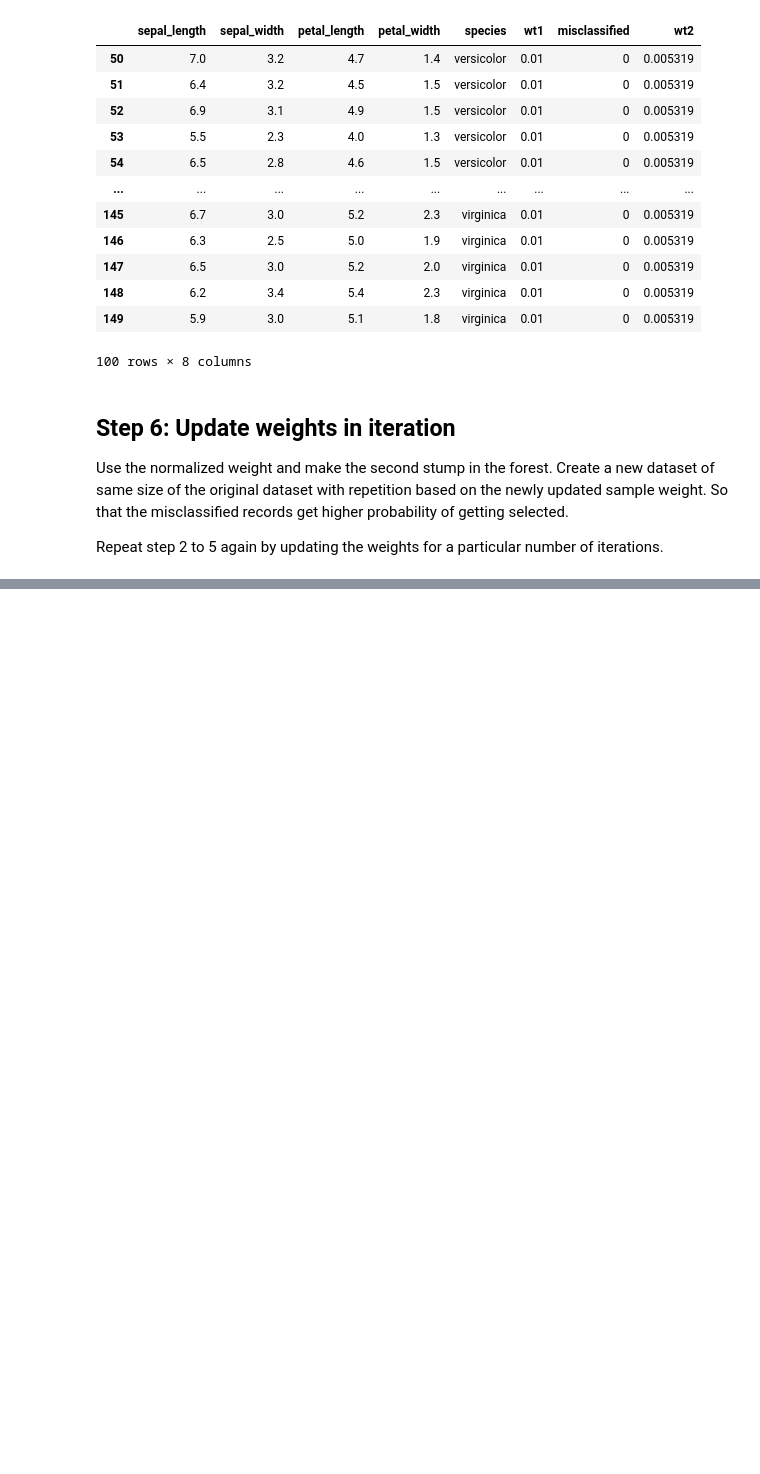
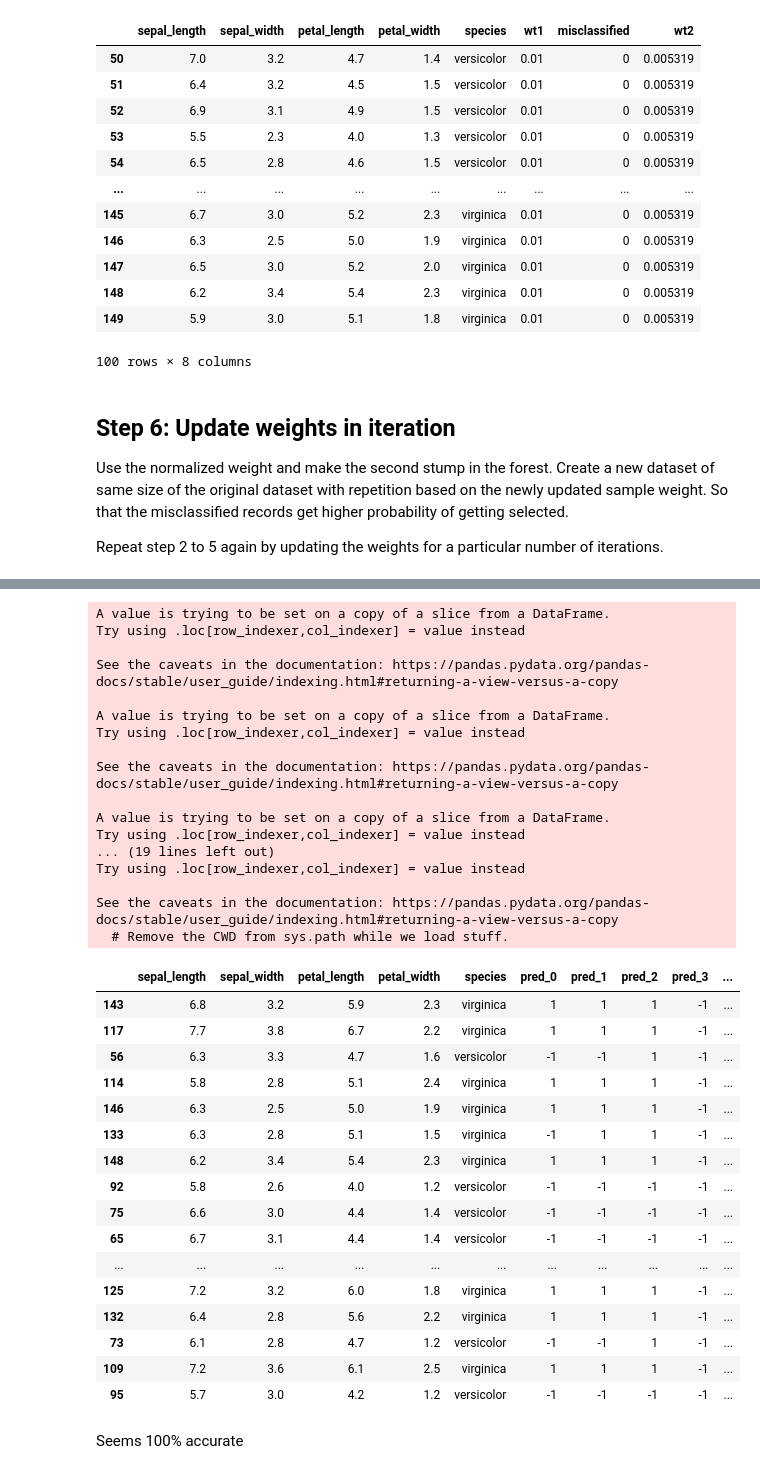
Before and after one commit to jaivrat/aaml, a Jupyter notebook: notebooks/adaboost-from-scratch-example.ipynb, the cells around one changed output, grey strips where cells are left out. Drawn from its saved outputs; the diff is of its cells as text; code cells hidden in the pictures; blank space fills up the shorter version.

```diff
--- a/notebooks/adaboost-from-scratch-example.ipynb
+++ b/notebooks/adaboost-from-scratch-example.ipynb
@@ -140,10 +140,11 @@ example1 = example.sample(len(example), replace = True, weights = example['wt1']
 # fittgin the Decision Tree model with depth one as we want just stump
 from sklearn import tree
 clf_gini = sklearn.tree.DecisionTreeClassifier(criterion = 'gini', random_state = 100, max_depth = 1)
-clf = clf_gini.fit(example1[["sepal_length","sepal_width","petal_length","petal_width"]],
+feature_cols = ["sepal_length","sepal_width","petal_length","petal_width"]
+clf = clf_gini.fit(example1[feature_cols],
                    example1[["species"]])
 # %%
-y_pred = clf.predict(example[["sepal_length","sepal_width","petal_length","petal_width"]])
+y_pred = clf.predict(example[feature_cols])
 y_pred
 # %% [output]
 array(['versicolor', 'versicolor', 'versicolor', 'versicolor',
@@ -175,7 +176,7 @@ Total error will be always between 0 and 1.
 
 1 represents weak stump (misclassification)
 # %%
-example[['misclassified']] = [1 if pred != actual else 0 for pred, actual in zip(example['species'],y_pred)]
+example['misclassified'] = [1 if pred != actual else 0 for pred, actual in zip(example['species'],y_pred)]
 # %% [output]
 A value is trying to be set on a copy of a slice from a DataFrame.
 Try using .loc[row_indexer,col_indexer] = value instead
@@ -245,0 +334,19 @@ Repeat step 2 to 5 again by updating the weights for a particular number of iter
+# %%
+clfs=[]
+alphas = []
+normalized_wts=[]
+
+example = iris_df[(iris_df['species'] == 'versicolor')|(iris_df['species'] == 'virginica')]
+np.random.seed(3)
+
+from sklearn.model_selection import train_test_split
+example_train, example_test = train_test_split(example, test_size=0.2)
+
+#Step 1: Assign Equal Weights to all the observations
+example_train['normalized_wt'] = 1.0/(example_train.shape[0])
+
+for i in range(5):
+    clf, alpha, normalized_wt = iteration_n(example_train)
+    clfs.append(clf)
+    alphas.append(alpha)
+    example_train['normalized_wt'] = normalized_wt
@@ -245,0 +399,49 @@ Repeat step 2 to 5 again by updating the weights for a particular number of iter
+# %%
+# Let us call virginica = 1 and versicolor = -1
+map_values ={'virginica':1, 'versicolor':-1}
+
+preds = None
+for i in range(5):
+    example_test[f'pred_{i}'] = [ map_values[x] for x in clfs[i].predict(example_test[feature_cols])]
+
+pred_cols = [f'pred_{i}' for i in range(5)]
+example_test['consolidated_pred'] = example_test[pred_cols].apply(lambda vals: sum(vals * alphas[0:5]), axis = 1)
+example_test['consolidated_pred'] = ['virginica' if x > 0 else 'versicolor'  for x in example_test['consolidated_pred']]
+example_test
+# %% [output]
+A value is trying to be set on a copy of a slice from a DataFrame.
+Try using .loc[row_indexer,col_indexer] = value instead
+
+See the caveats in the documentation: https://pandas.pydata.org/pandas-docs/stable/user_guide/indexing.html#returning-a-view-versus-a-copy
+
+A value is trying to be set on a copy of a slice from a DataFrame.
+Try using .loc[row_indexer,col_indexer] = value instead
+
+See the caveats in the documentation: https://pandas.pydata.org/pandas-docs/stable/user_guide/indexing.html#returning-a-view-versus-a-copy
+
+A value is trying to be set on a copy of a slice from a DataFrame.
+Try using .loc[row_indexer,col_indexer] = value instead
+... (19 lines left out)
+Try using .loc[row_indexer,col_indexer] = value instead
+
+See the caveats in the documentation: https://pandas.pydata.org/pandas-docs/stable/user_guide/indexing.html#returning-a-view-versus-a-copy
+  # Remove the CWD from sys.path while we load stuff.
+|  | sepal_length | sepal_width | petal_length | petal_width | species | pred_0 | pred_1 | pred_2 | pred_3 | ... |
+| 143 | 6.8 | 3.2 | 5.9 | 2.3 | virginica | 1 | 1 | 1 | -1 | ... |
+| 117 | 7.7 | 3.8 | 6.7 | 2.2 | virginica | 1 | 1 | 1 | -1 | ... |
+| 56 | 6.3 | 3.3 | 4.7 | 1.6 | versicolor | -1 | -1 | 1 | -1 | ... |
+| 114 | 5.8 | 2.8 | 5.1 | 2.4 | virginica | 1 | 1 | 1 | -1 | ... |
+| 146 | 6.3 | 2.5 | 5.0 | 1.9 | virginica | 1 | 1 | 1 | -1 | ... |
+| 133 | 6.3 | 2.8 | 5.1 | 1.5 | virginica | -1 | 1 | 1 | -1 | ... |
+| 148 | 6.2 | 3.4 | 5.4 | 2.3 | virginica | 1 | 1 | 1 | -1 | ... |
+| 92 | 5.8 | 2.6 | 4.0 | 1.2 | versicolor | -1 | -1 | -1 | -1 | ... |
+| 75 | 6.6 | 3.0 | 4.4 | 1.4 | versicolor | -1 | -1 | -1 | -1 | ... |
+| 65 | 6.7 | 3.1 | 4.4 | 1.4 | versicolor | -1 | -1 | -1 | -1 | ... |
+| ... | ... | ... | ... | ... | ... | ... | ... | ... | ... | ... |
+| 125 | 7.2 | 3.2 | 6.0 | 1.8 | virginica | 1 | 1 | 1 | -1 | ... |
+| 132 | 6.4 | 2.8 | 5.6 | 2.2 | virginica | 1 | 1 | 1 | -1 | ... |
+| 73 | 6.1 | 2.8 | 4.7 | 1.2 | versicolor | -1 | -1 | 1 | -1 | ... |
+| 109 | 7.2 | 3.6 | 6.1 | 2.5 | virginica | 1 | 1 | 1 | -1 | ... |
+| 95 | 5.7 | 3.0 | 4.2 | 1.2 | versicolor | -1 | -1 | -1 | -1 | ... |
+# %% [markdown]
+Seems 100% accurate
```
Also changed, not shown: parts of 9 cells of this notebook.
